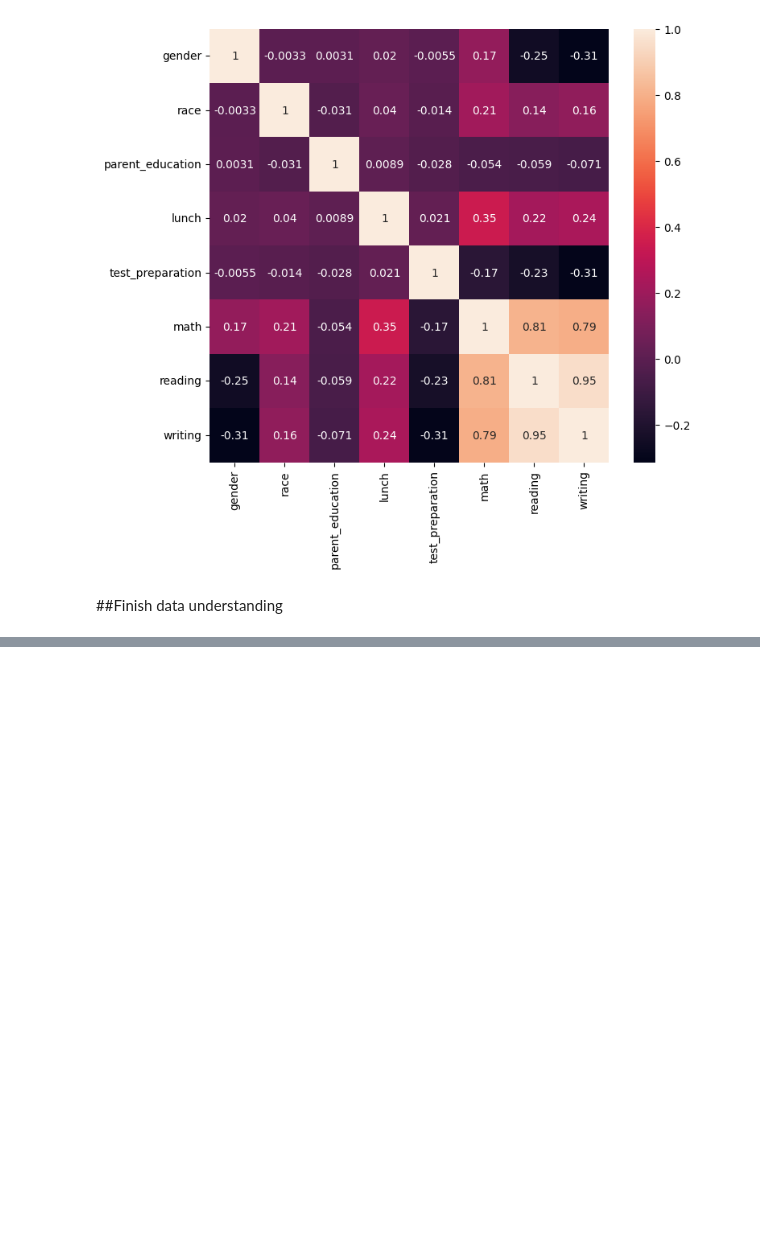
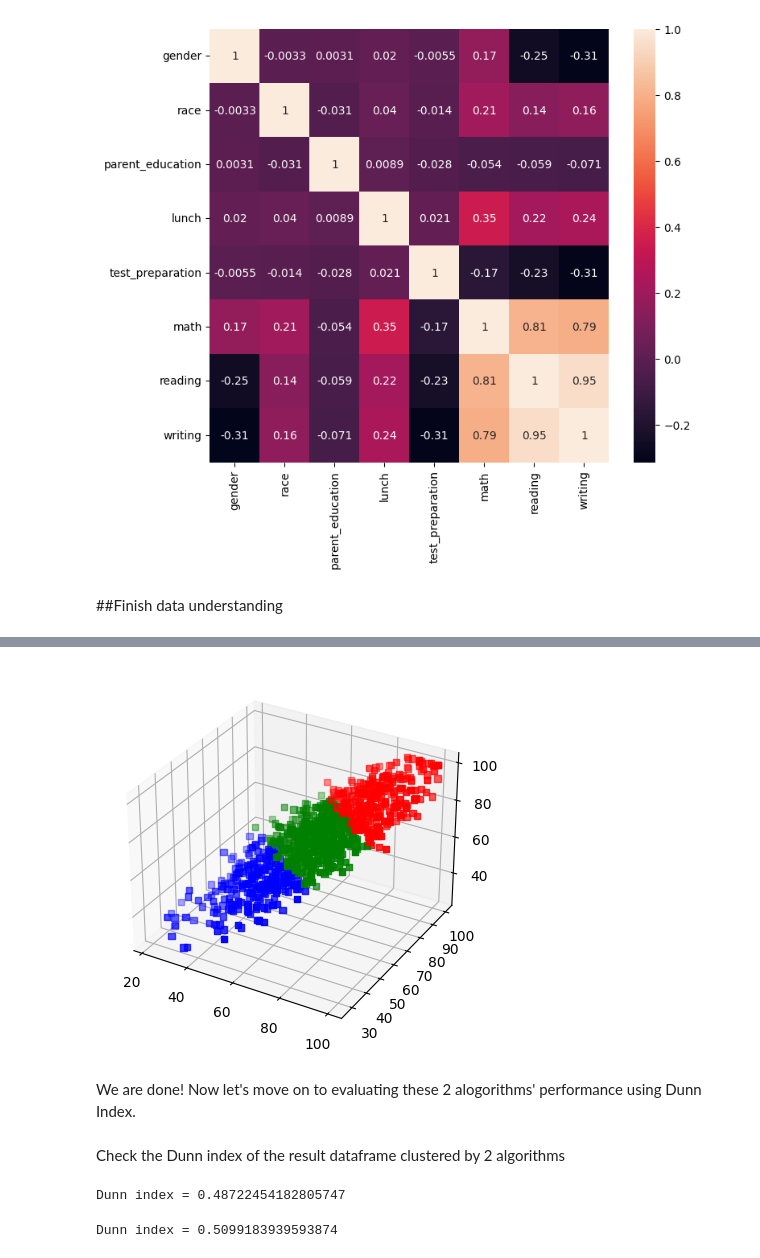
Before and after one commit to TrungHQ-02/student-result-analysis-clustering, a Jupyter notebook: student-analysis.ipynb, the cells around one changed output, grey strips where cells are left out. Cells and saved outputs as stored; diff of their text form; code cells hidden in the pictures; blank space fills up the shorter version.

```diff
--- a/student-analysis.ipynb
+++ b/student-analysis.ipynb
@@ -414,0 +614,3 @@ sns.heatmap(data=correlations, annot=True)
+# %%
+#Implement FCM
+labels, centers, membership_mat = fuzzyCMeansClustering()
@@ -414,0 +620,4 @@ sns.heatmap(data=correlations, annot=True)
+# %%
+#Get labels to fcm_df
+fcm_df['cluster'] = labels
+fcm_df
@@ -414,0 +638,21 @@ sns.heatmap(data=correlations, annot=True)
+# %%
+#Visualize clusters
+#Naming clusters equal to color name
+cluster_name = ({0 : 'Red',
+                        1 : 'Blue',
+                        2 : 'Green'})
+fcm_df['cluster name'] = fcm_df['cluster'].map(cluster_name)
+
+fig = plt.figure()
+ax = fig.add_subplot(111, projection='3d')
+x = np.array(fcm_df['math'])
+y = np.array(fcm_df['reading'])
+z = np.array(fcm_df['writing'])
+
+ax.scatter(x,y,z, marker="s", c=fcm_df["cluster name"])
+
+plt.show()
+# %% [output]
+[figure, added]
+# %% [markdown]
+We are done! Now let's move on to evaluating these 2 alogorithms' performance using Dunn Index.
@@ -414,0 +688,12 @@ sns.heatmap(data=correlations, annot=True)
+# %% [markdown]
+Check the Dunn index of the result dataframe clustered by 2 algorithms
+# %%
+#Check Kmeans
+print("Dunn index =", getDunnIndex(list(kmeans_df['cluster']), list(centroids), list(kmeans_df.iloc[:,2:-2].values)))
+# %% [output]
+Dunn index = 0.48722454182805747
+# %%
+#Check FCM
+print("Dunn index =", getDunnIndex(list(fcm_df['cluster']), np.array(centers), list(fcm_df.iloc[:,2:-2].values)))
+# %% [output]
+Dunn index = 0.5099183939593874
```
Also changed, not shown: parts of 34 cells of this notebook.
